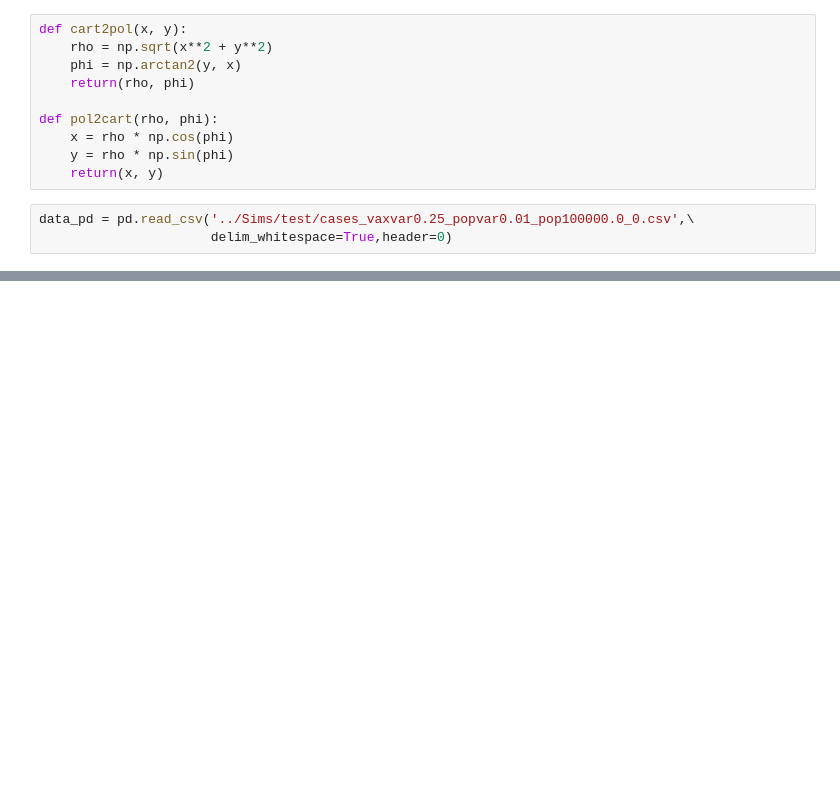
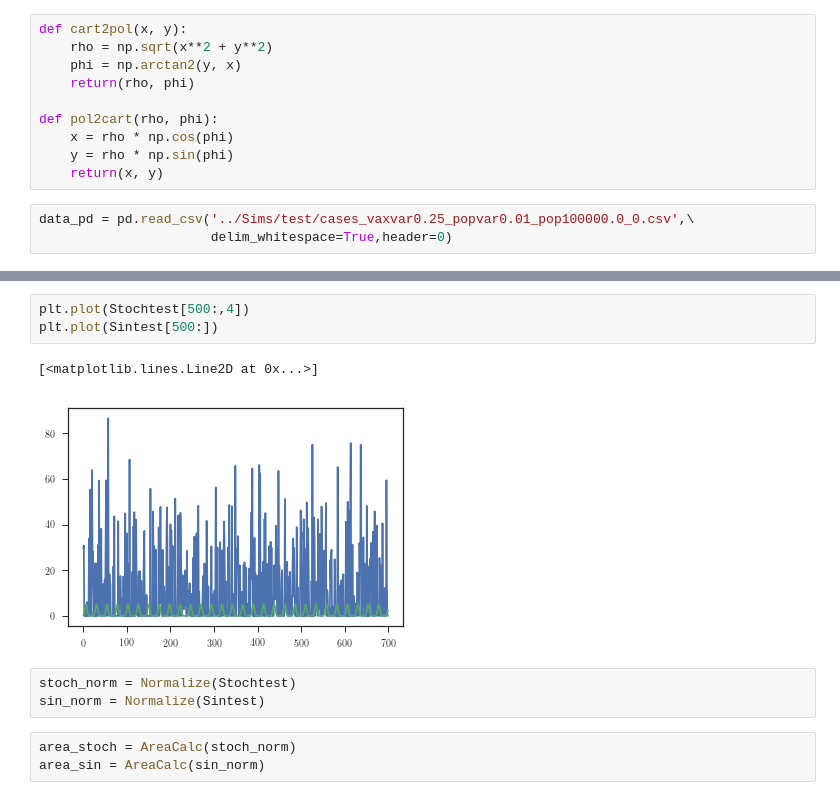
Before and after one commit to lmaesampson/MetaPop, a Jupyter notebook: Code/EllipseFit.ipynb, the cells around one changed output, grey strips where cells are left out. Cells and saved outputs as stored; diff of their text form; blank space fills up the shorter version.

```diff
--- a/Code/EllipseFit.ipynb
+++ b/Code/EllipseFit.ipynb
@@ -141,0 +125,12 @@ plt.plot(ratio)
+# %%
+plt.plot(Stochtest[500:,4])
+plt.plot(Sintest[500:])
+# %% [output]
+[<matplotlib.lines.Line2D at 0x...>]
+[figure, added]
+# %%
+stoch_norm = Normalize(Stochtest)
+sin_norm = Normalize(Sintest)
+# %%
+area_stoch = AreaCalc(stoch_norm)
+area_sin = AreaCalc(sin_norm)
```
Also changed, not shown: parts of 16 cells of this notebook.
